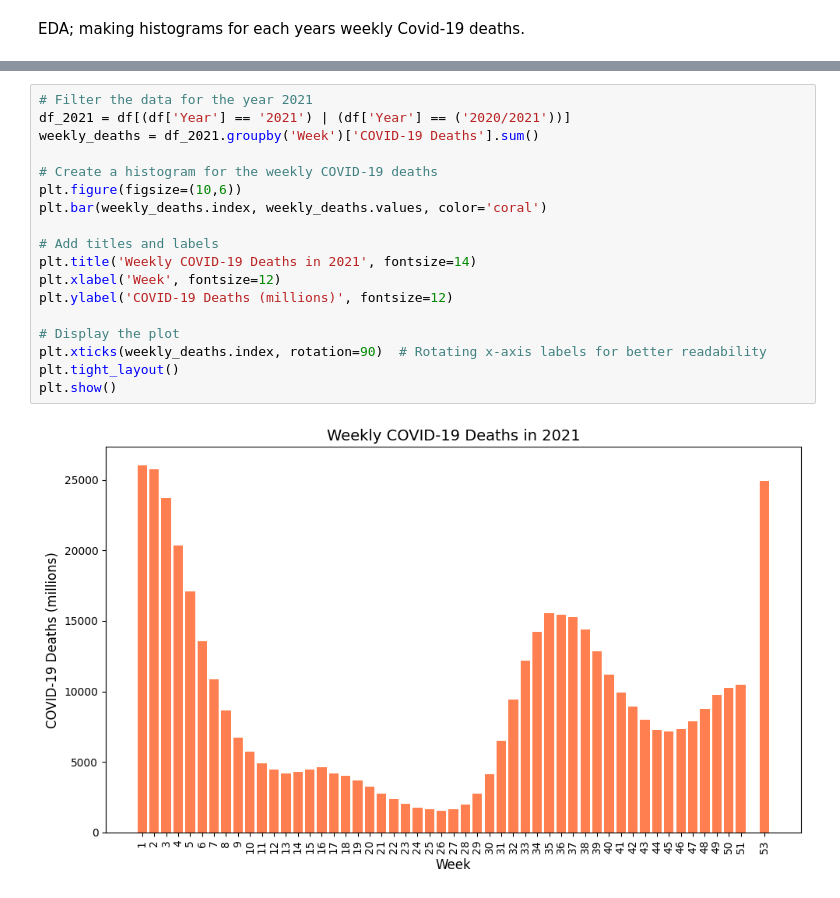
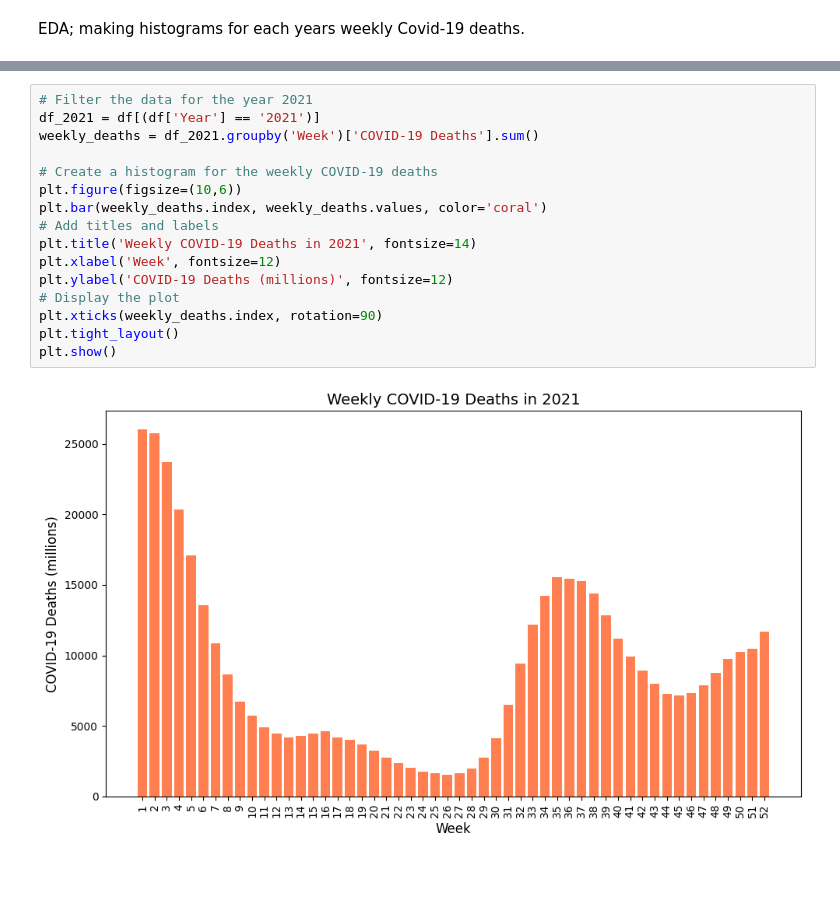
Before and after one commit to carolinehagood/covid-project, a Jupyter notebook: scripts/Cleaning_Covid_Death_Data.ipynb, the cells around one changed output, grey strips where cells are left out. Saved outputs shown, nothing was run; the diff lists cells and outputs as text.

```diff
--- a/scripts/Cleaning_Covid_Death_Data.ipynb
+++ b/scripts/Cleaning_Covid_Death_Data.ipynb
@@ -160,22 +183,20 @@ plt.show()
 # %%
 # Filter the data for the year 2021
-df_2021 = df[(df['Year'] == '2021') | (df['Year'] == ('2020/2021'))]
+df_2021 = df[(df['Year'] == '2021')]
 weekly_deaths = df_2021.groupby('Week')['COVID-19 Deaths'].sum()
 
 # Create a histogram for the weekly COVID-19 deaths
 plt.figure(figsize=(10,6))
 plt.bar(weekly_deaths.index, weekly_deaths.values, color='coral')
-
 # Add titles and labels
 plt.title('Weekly COVID-19 Deaths in 2021', fontsize=14)
 plt.xlabel('Week', fontsize=12)
 plt.ylabel('COVID-19 Deaths (millions)', fontsize=12)
-
 # Display the plot
-plt.xticks(weekly_deaths.index, rotation=90)  # Rotating x-axis labels for better readability
+plt.xticks(weekly_deaths.index, rotation=90)
 plt.tight_layout()
 plt.show()
 # %% [output]
-[figure, old version]
+[figure, new version]
 # %%
 # Filter the data for the year 2022
```
Also changed, not shown: parts of 17 cells of this notebook.
